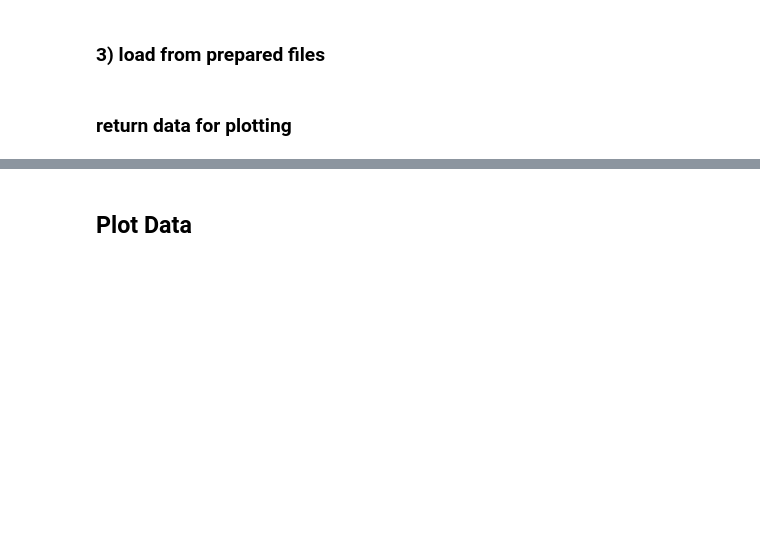
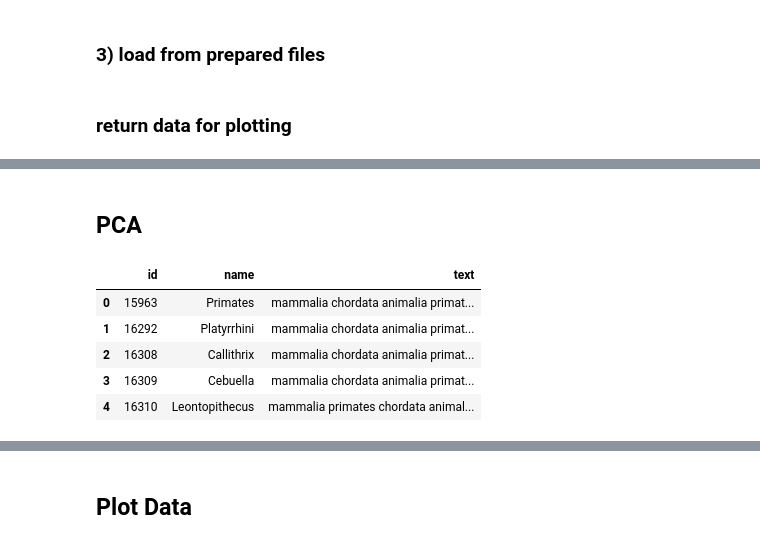
Before and after one commit to seth127/phyloGraph, a Jupyter notebook: phyloGraph-PCA.ipynb, the cells around one changed output, grey strips where cells are left out. Drawn from its saved outputs; the diff is of its cells as text; code cells hidden in the pictures; blank space fills up the shorter version.

```diff
--- a/phyloGraph-PCA.ipynb
+++ b/phyloGraph-PCA.ipynb
@@ -60,0 +56,12 @@ df.head()
+# %% [markdown]
+## PCA
+# %%
+pgd.load_text_data(data_file[0].replace(".csv", "-text.csv"), cf_text=True)
+pgd.text_df.head()
+# %% [output]
+|  | id | name | text |
+| 0 | 15963 | Primates | mammalia chordata animalia primat... |
+| 1 | 16292 | Platyrrhini | mammalia chordata animalia primat... |
+| 2 | 16308 | Callithrix | mammalia chordata animalia primat... |
+| 3 | 16309 | Cebuella | mammalia chordata animalia primat... |
+| 4 | 16310 | Leontopithecus | mammalia primates chordata animal... |
```
Also changed, not shown: parts of 20 cells of this notebook, 2 other files.
